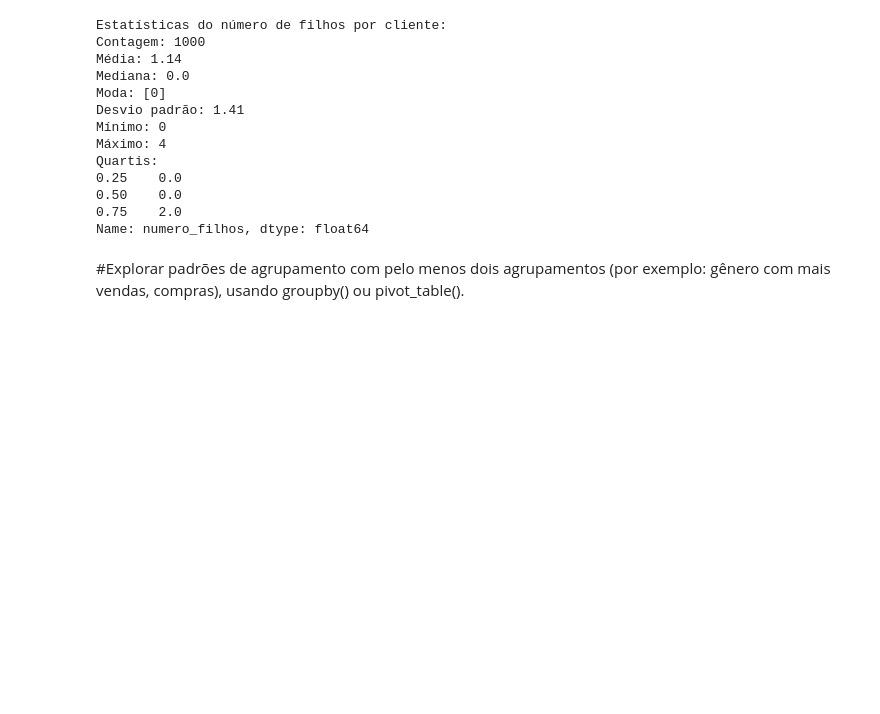
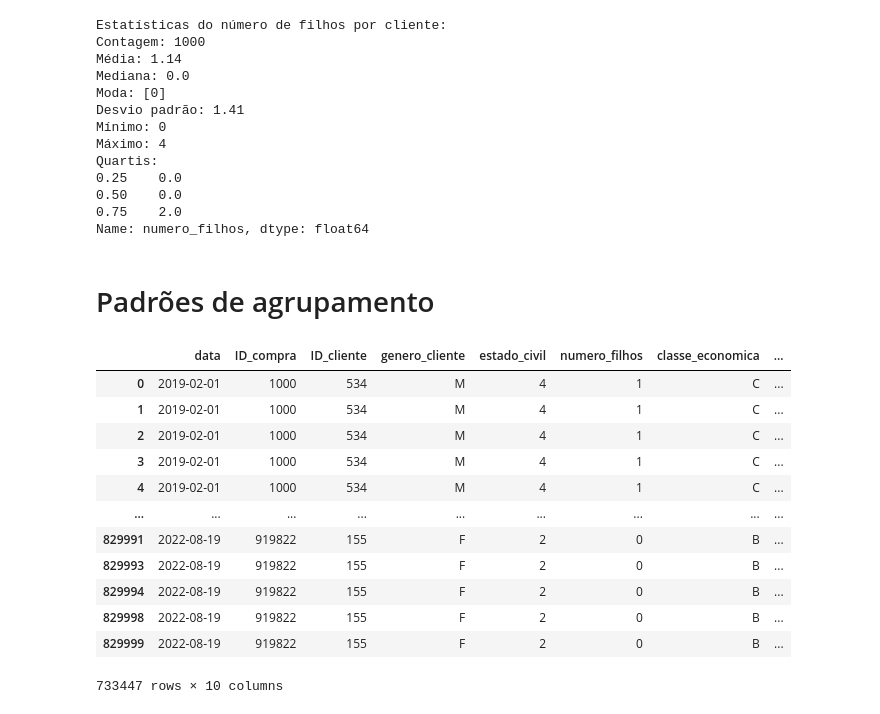
Before and after one commit to jlbfloripa/MiniProjeto_Juliana_Lhullier_Borghetti_Turma_v7.ipynb, a Jupyter notebook: Mini_Projeto_Juliana_Lhullier_Borghetti_v7.ipynb, the cells around one changed output. Drawn from its saved outputs; the diff is of its cells as text; code cells hidden in the pictures; blank space fills up the shorter version.

```diff
--- a/Mini_Projeto_Juliana_Lhullier_Borghetti_v7.ipynb
+++ b/Mini_Projeto_Juliana_Lhullier_Borghetti_v7.ipynb
@@ -703,4 +703,20 @@ Quartis:
 0.75    2.0
 Name: numero_filhos, dtype: float64
 # %% [markdown]
-#Explorar padrões de agrupamento com pelo menos dois agrupamentos (por exemplo: gênero com mais vendas, compras), usando groupby() ou pivot_table().
+# Padrões de agrupamento
+# %%
+df_varejo_limpo
+# %% [output]
+|  | data | ID_compra | ID_cliente | genero_cliente | estado_civil | numero_filhos | classe_economica | ... |
+| 0 | 2019-02-01 | 1000 | 534 | M | 4 | 1 | C | ... |
+| 1 | 2019-02-01 | 1000 | 534 | M | 4 | 1 | C | ... |
+| 2 | 2019-02-01 | 1000 | 534 | M | 4 | 1 | C | ... |
+| 3 | 2019-02-01 | 1000 | 534 | M | 4 | 1 | C | ... |
+| 4 | 2019-02-01 | 1000 | 534 | M | 4 | 1 | C | ... |
+| ... | ... | ... | ... | ... | ... | ... | ... | ... |
+| 829991 | 2022-08-19 | 919822 | 155 | F | 2 | 0 | B | ... |
+| 829993 | 2022-08-19 | 919822 | 155 | F | 2 | 0 | B | ... |
+| 829994 | 2022-08-19 | 919822 | 155 | F | 2 | 0 | B | ... |
+| 829998 | 2022-08-19 | 919822 | 155 | F | 2 | 0 | B | ... |
+| 829999 | 2022-08-19 | 919822 | 155 | F | 2 | 0 | B | ... |
+733447 rows × 10 columns
```
Also changed, not shown: parts of 5 cells of this notebook, 1 other file.
